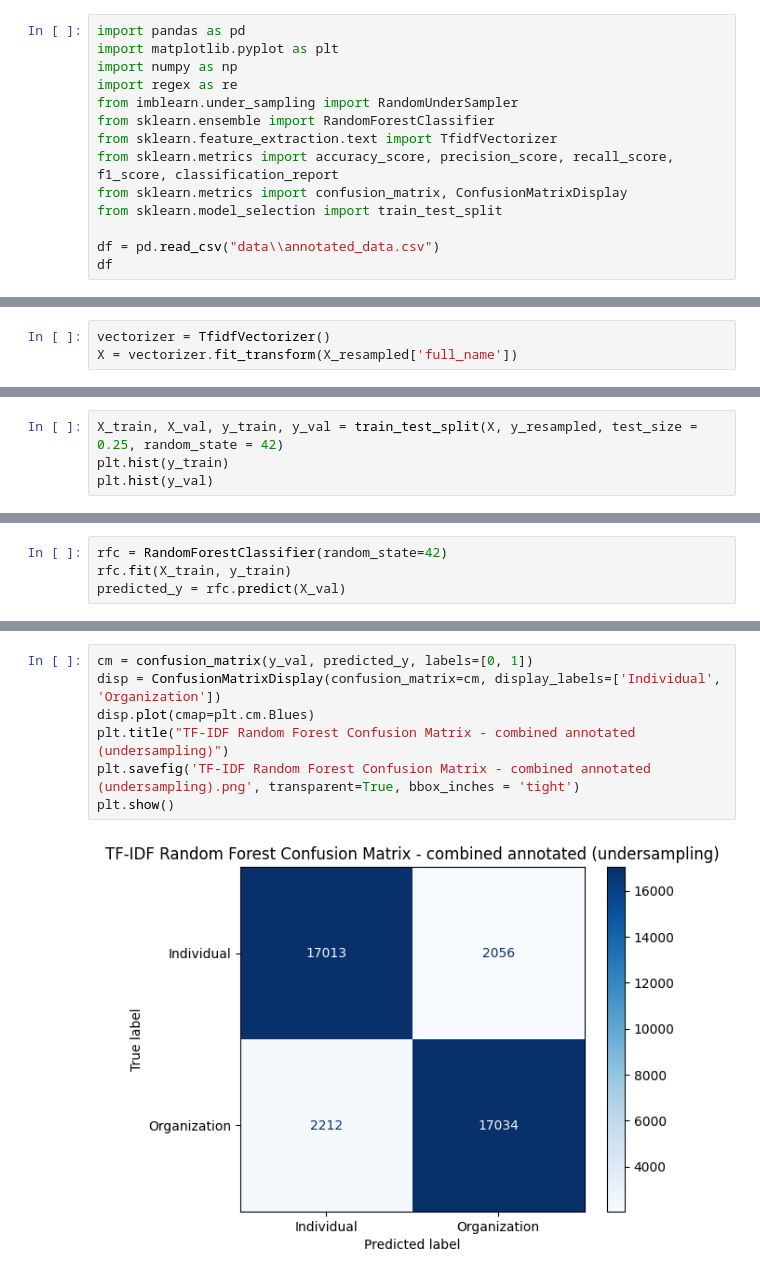
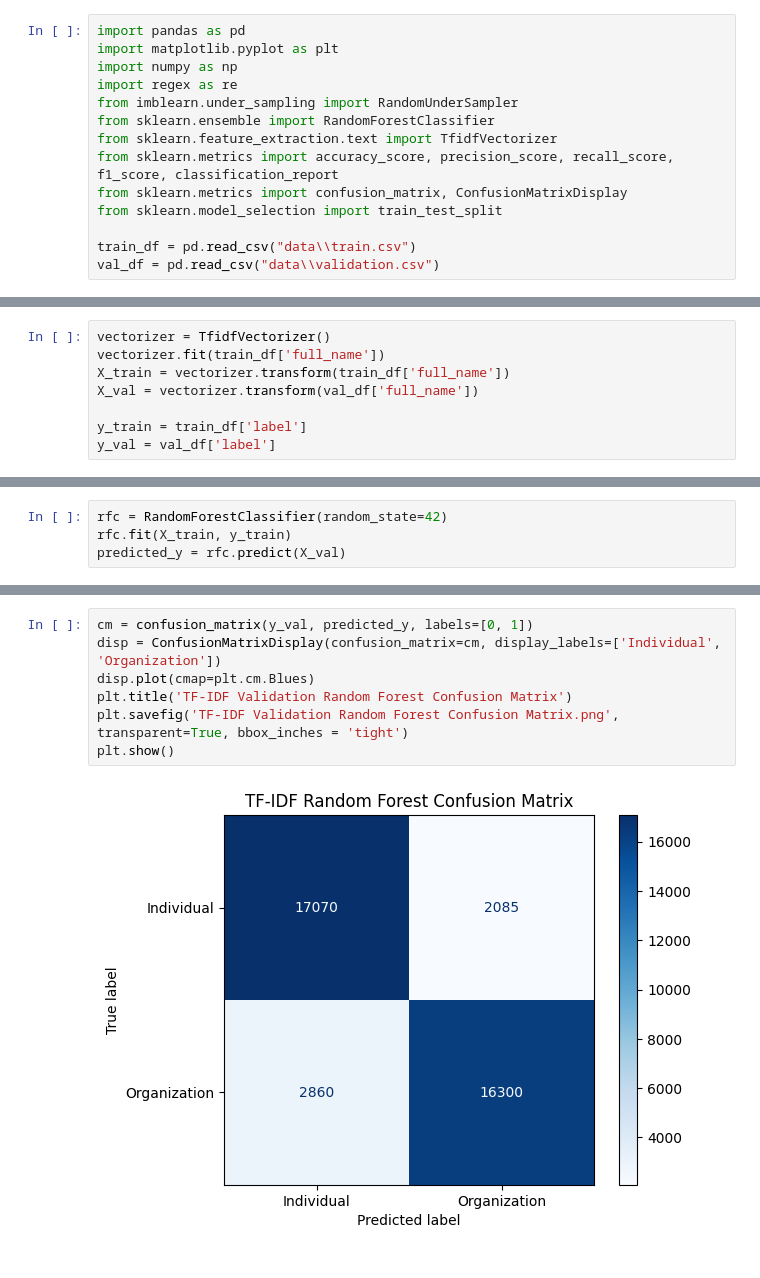
Before and after one commit to satadisha/ner_congressional_records, a Jupyter notebook: RandomForestClassifier-TFIDF.ipynb, the cells around one changed output, grey strips where cells are left out. Drawn from its saved outputs; the diff is of its cells as text.

```diff
--- a/RandomForestClassifier-TFIDF.ipynb
+++ b/RandomForestClassifier-TFIDF.ipynb
@@ -10,5 +10,5 @@ from sklearn.metrics import accuracy_score, precision_score, recall_score, f1_sc
 from sklearn.metrics import confusion_matrix, ConfusionMatrixDisplay
 from sklearn.model_selection import train_test_split
 
-df = pd.read_csv("data\\annotated_data.csv")
-df
+train_df = pd.read_csv("data\\train.csv")
+val_df = pd.read_csv("data\\validation.csv")
@@ -64,3 +15,8 @@ X_resampled, y_resampled = rus.fit_resample(X, y)
 # %%
 vectorizer = TfidfVectorizer()
-X = vectorizer.fit_transform(X_resampled['full_name'])
+vectorizer.fit(train_df['full_name'])
+X_train = vectorizer.transform(train_df['full_name'])
+X_val = vectorizer.transform(val_df['full_name'])
+
+y_train = train_df['label']
+y_val = val_df['label']
@@ -76,4 +22,0 @@ X = vectorizer.fit_transform(X_resampled['full_name'])
-# %%
-X_train, X_val, y_train, y_val = train_test_split(X, y_resampled, test_size = 0.25, random_state = 42)
-plt.hist(y_train)
-plt.hist(y_val)
@@ -119,9 +56,9 @@ weighted avg       0.89      0.89      0.89     38315
 # %%
 cm = confusion_matrix(y_val, predicted_y, labels=[0, 1])
 disp = ConfusionMatrixDisplay(confusion_matrix=cm, display_labels=['Individual', 'Organization'])
 disp.plot(cmap=plt.cm.Blues)
-plt.title("TF-IDF Random Forest Confusion Matrix - combined annotated (undersampling)")
-plt.savefig('TF-IDF Random Forest Confusion Matrix - combined annotated (undersampling).png', transparent=True, bbox_inches = 'tight')
+plt.title('TF-IDF Validation Random Forest Confusion Matrix')
+plt.savefig('TF-IDF Validation Random Forest Confusion Matrix.png', transparent=True, bbox_inches = 'tight')
 plt.show()
 # %% [output]
-[figure, old version]
+[figure, new version]
```
Also changed, not shown: parts of 12 cells of this notebook, 12 other files.
